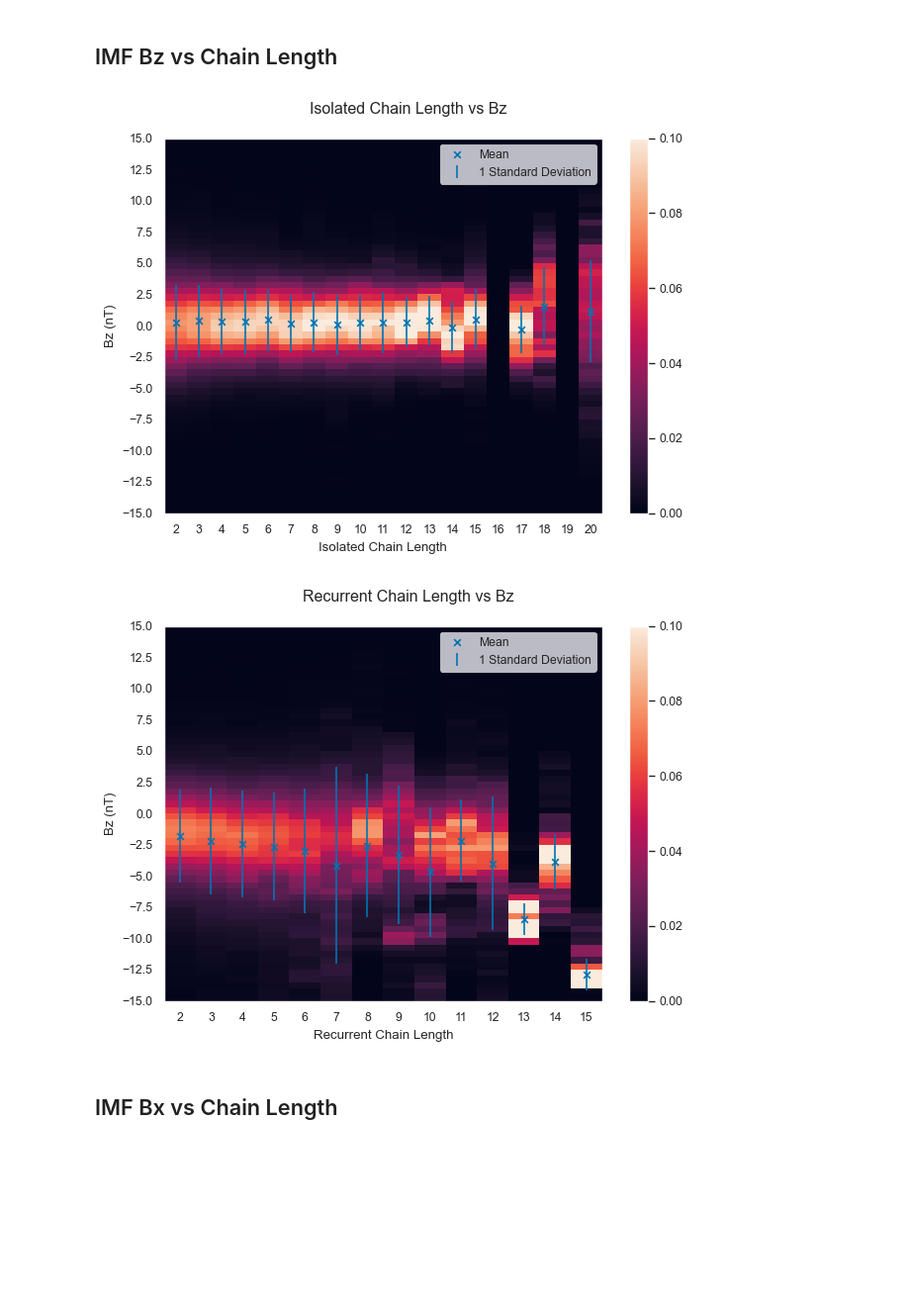
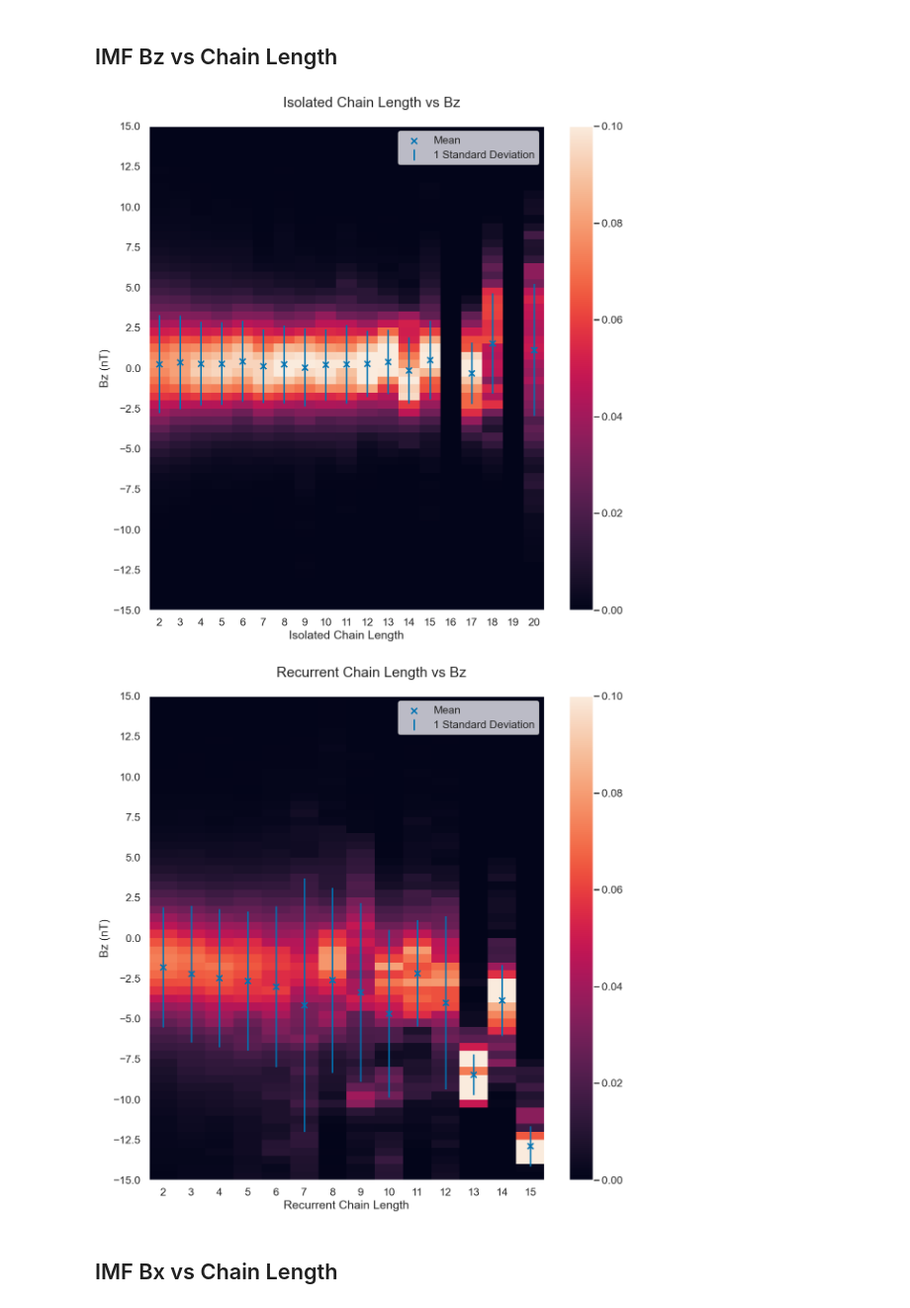
Before and after one commit to christianlao12/DP1_DP2_Project, a Jupyter notebook: substorm_type_statistics.ipynb, the cells around one changed output. Shown at 99% size. Drawn from its saved outputs; the diff is of its cells as text; code cells hidden in the pictures; blank space fills up the shorter version.

```diff
--- a/substorm_type_statistics.ipynb
+++ b/substorm_type_statistics.ipynb
@@ -1038,35 +1040,35 @@ for i in range(len(x)):
 
             valueloop.append(omnidf[omnidf['Date_UTC'].between(tstart,tend)]['BZ_GSM'].values)
             # print('Yay! {} done!'.format(np.where(index_repeat==j)[0][0]))
 
         valueloop = np.concatenate(valueloop).ravel()
         valueloophist = np.histogram(valueloop,bins=y_edges)[0]
         valueloophist = valueloophist/np.sum(valueloophist)
         valueloopmean = np.nanmean(valueloop)
         valueloopstd = np.nanstd(valueloop)
 
         valuehist.append(valueloophist)
         valuemean.append(valueloopmean)
         valuestd.append(valueloopstd)
 
 
-fig, ax = plt.subplots()
+fig, ax = plt.subplots(figsize=(12,12))
 values = np.array(valuehist)
 
 X,Y = np.meshgrid(x_edges,y_edges)
 plot = ax.pcolormesh(X, Y, values.T,cmap=sns.color_palette("rocket",as_cmap=True),vmax=0.1)
 ax.set_xlabel("Isolated Chain Length")
 ax.set_ylabel("Bz (nT)")
 plt.colorbar(plot, ax=ax)
 ax.xaxis.set_major_locator(ticker.MultipleLocator(1))
 ax.yaxis.set_major_locator(ticker.MultipleLocator(2.5))
 ax.scatter(x,valuemean,label='Mean',marker='x')
 ax.errorbar(x,valuemean,yerr=valuestd,label='1 Standard Deviation',ls='None',marker='')
 ax.legend(loc='upper right')
 fig.suptitle('Isolated Chain Length vs Bz')
 fig.tight_layout(pad=1)
 # %% [output]
-[figure, old version]
+[figure, new version]
 # %%
 # Recurrent chain lengths vs Bz
 x = np.where(sophie80onsetdf['ERER']==1)[0]
@@ -1123,7 +1125,7 @@ for i in range(len(x)):
         valuestd.append(valueloopstd)
 
 
-fig, ax = plt.subplots()
+fig, ax = plt.subplots(figsize=(12,12))
 values = np.array(valuehist)
 
 X,Y = np.meshgrid(x_edges,y_edges)
@@ -1139,7 +1141,7 @@ ax.legend(loc='upper right')
 fig.suptitle('Recurrent Chain Length vs Bz')
 fig.tight_layout(pad=1)
 # %% [output]
-[figure, old version]
+[figure, new version]
 # %% [markdown]
 ## IMF Bx vs Chain Length
 # %%
```
Also changed, not shown: parts of 2 cells of this notebook.
